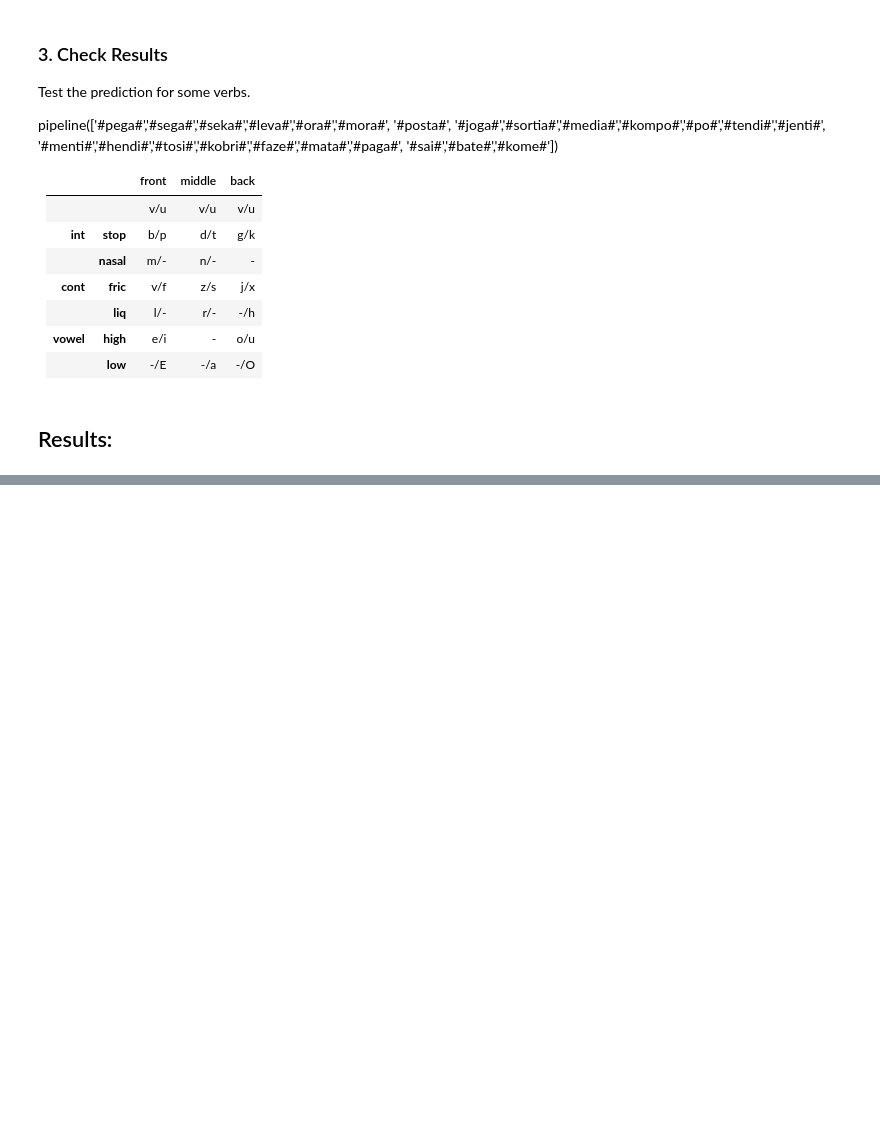
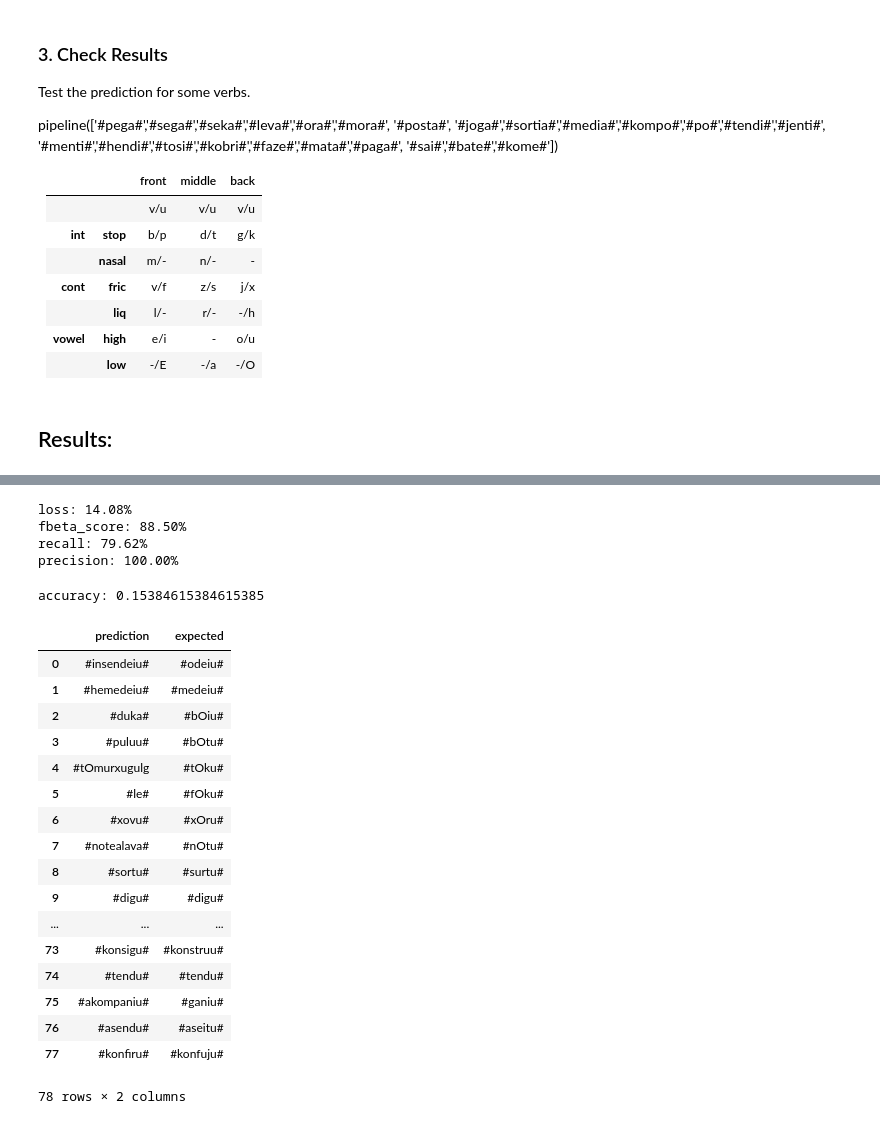
Before and after one commit to beatrizalbiero/MsResearch, a Jupyter notebook: WickelfeaturesProject/Network-NGrams.ipynb, the cells around one changed output, grey strips where cells are left out. Drawn from its saved outputs; the diff is of its cells as text; code cells hidden in the pictures; blank space fills up the shorter version.

```diff
--- a/WickelfeaturesProject/Network-NGrams.ipynb
+++ b/WickelfeaturesProject/Network-NGrams.ipynb
@@ -198,0 +255,59 @@ len(prediction)
+# %%
+# 1. Define Model
+model_binary = Sequential()
+model_binary.add(Dense(1060, input_shape=(1060,), activation='sigmoid'))
+
+
+# 2. Compile model
+keras_metrics = KerasMetrics()
+model_binary.compile(
+    optimizer='adam',
+    loss='binary_crossentropy',
+    metrics = [ keras_metrics.fbeta_score,
+               keras_metrics.recall,
+               keras_metrics.precision]
+            )
+
+# 3. Fit model
+stopper = EarlyStopping(monitor='fbeta_score', min_delta=0.00005, patience=50, verbose=1, mode='max')
+model_binary.fit(X,Y,epochs = 400, batch_size=batch,verbose=False,callbacks= [stopper])
+
+# 4. Evaluate model
+scores = model_binary.evaluate(X, Y)
+print("\n%s: %.2f%% \n%s: %.2f%% \n%s: %.2f%% \n%s: %.2f%%" % (model_binary.metrics_names[0], scores[0]*100,
+                                                               model_binary.metrics_names[1], scores[1]*100,
+                                                               model_binary.metrics_names[2], scores[2]*100,
+                                                               model_binary.metrics_names[3], scores[3]*100 ))
+
+# 5. Save model
+model_binary.save('Models/NgramModels/binary_cross_entropy_test1')
+# %% [output]
+loss: 14.08%
+fbeta_score: 88.50%
+recall: 79.62%
+precision: 100.00%
+# %%
+resultados_binary = pipeline(test,model_binary)
+# %% [output]
+accuracy: 0.15384615384615385
+# %%
+resultados_binary
+# %% [output]
+|  | prediction | expected |
+| 0 | #insendeiu# | #odeiu# |
+| 1 | #hemedeiu# | #medeiu# |
+| 2 | #duka# | #bOiu# |
+| 3 | #puluu# | #bOtu# |
+| 4 | #tOmurxugulg | #tOku# |
+| 5 | #le# | #fOku# |
+| 6 | #xovu# | #xOru# |
+| 7 | #notealava# | #nOtu# |
+| 8 | #sortu# | #surtu# |
+| 9 | #digu# | #digu# |
+| ... | ... | ... |
+| 73 | #konsigu# | #konstruu# |
+| 74 | #tendu# | #tendu# |
+| 75 | #akompaniu# | #ganiu# |
+| 76 | #asendu# | #aseitu# |
+| 77 | #konfiru# | #konfuju# |
+78 rows × 2 columns
```
Also changed, not shown: parts of 14 cells of this notebook, 1 other file.
